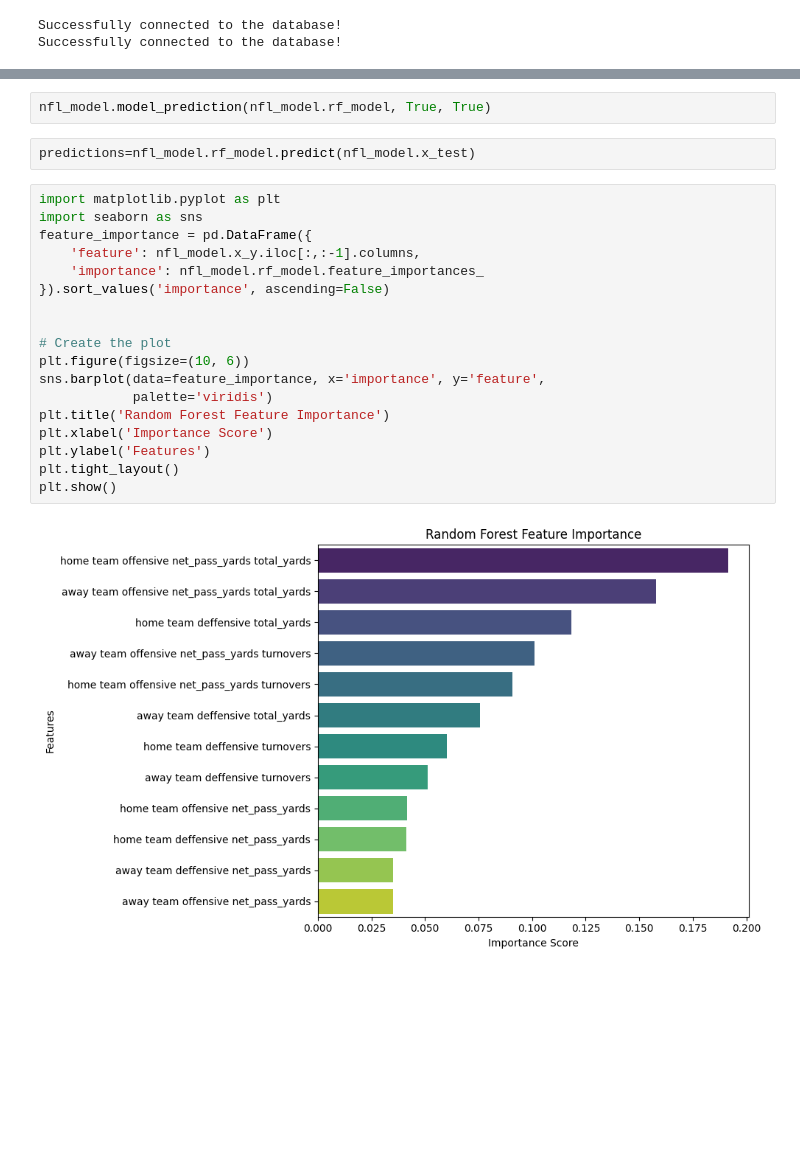
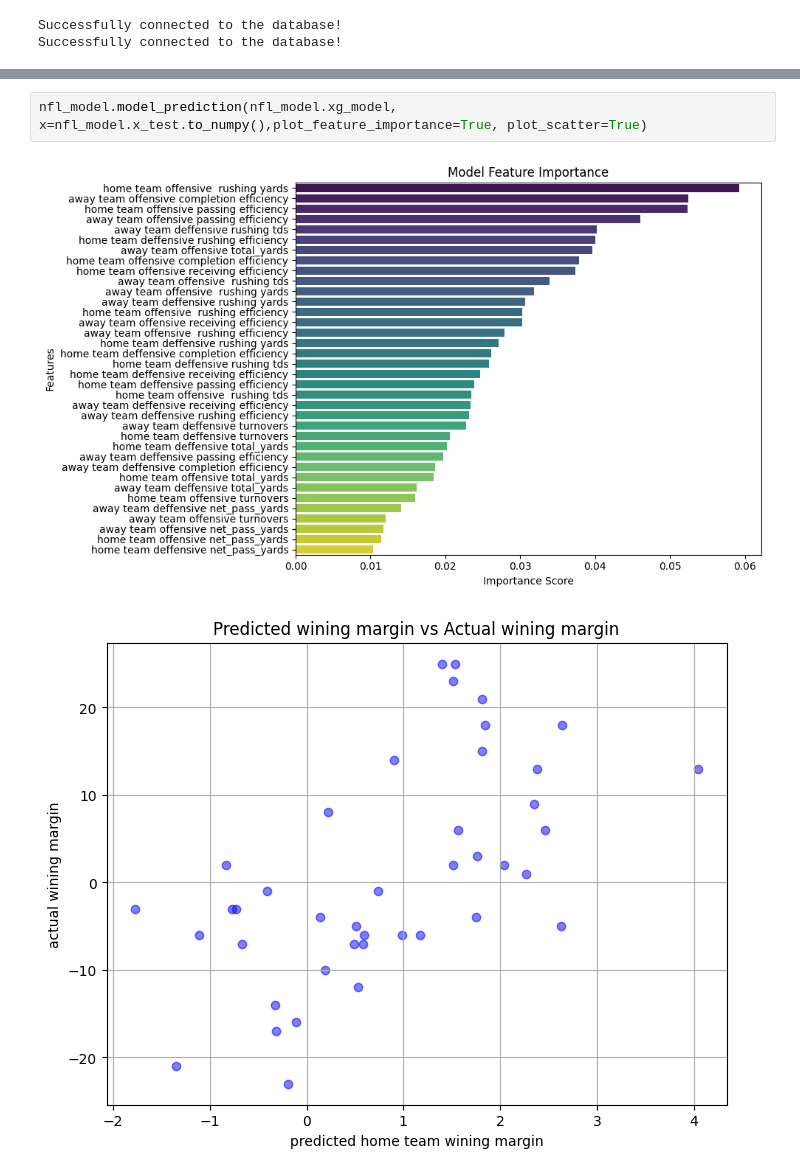
Before and after one commit to johnpham90/NFL_Model, a Jupyter notebook: notebooks/nfl_model.ipynb, the cells around one changed output, grey strips where cells are left out. Drawn from its saved outputs; the diff is of its cells as text; blank space fills up the shorter version.

```diff
--- a/notebooks/nfl_model.ipynb
+++ b/notebooks/nfl_model.ipynb
@@ -30,24 +58,5 @@ nfl_model.build_random_forest_model(model_parameters)
 # %%
-nfl_model.model_prediction(nfl_model.rf_model, True, True)
+nfl_model.model_prediction(nfl_model.xg_model, x=nfl_model.x_test.to_numpy(),plot_feature_importance=True, plot_scatter=True)
+# %% [output]
+[figure, added]
+[figure, added]
-# %%
-predictions=nfl_model.rf_model.predict(nfl_model.x_test)
-# %%
-import matplotlib.pyplot as plt
-import seaborn as sns
-feature_importance = pd.DataFrame({
-    'feature': nfl_model.x_y.iloc[:,:-1].columns,
-    'importance': nfl_model.rf_model.feature_importances_
-}).sort_values('importance', ascending=False)
-
-
-# Create the plot
-plt.figure(figsize=(10, 6))
-sns.barplot(data=feature_importance, x='importance', y='feature',
-            palette='viridis')
-plt.title('Random Forest Feature Importance')
-plt.xlabel('Importance Score')
-plt.ylabel('Features')
-plt.tight_layout()
-plt.show()
-# %% [output]
-[figure, removed]
```
Also changed, not shown: parts of 14 cells of this notebook, 1 other file.
